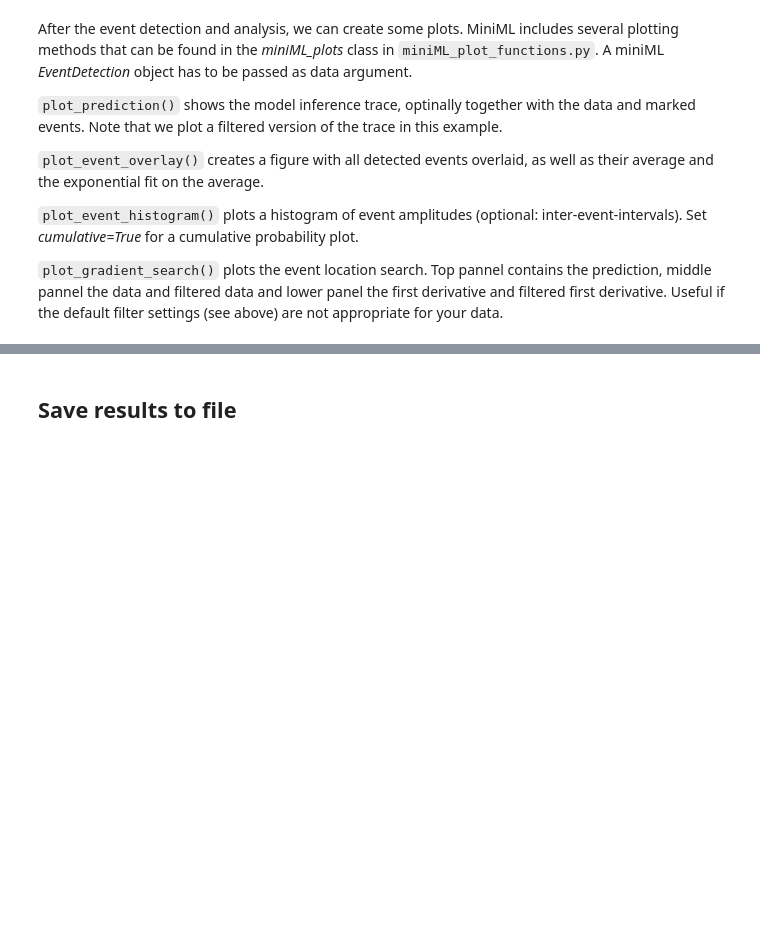
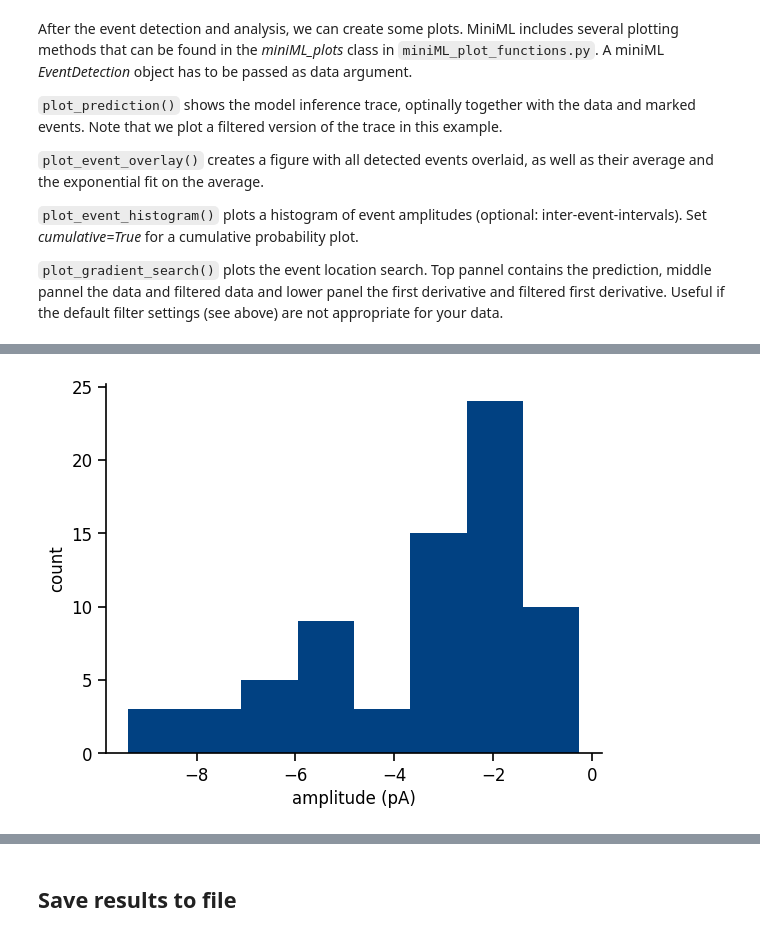
Before and after one commit to argalloni/CSHL_IonChannels2025, a Jupyter notebook: Analysis 12 - miniEPSCs.ipynb, the cells around one changed output, grey strips where cells are left out. Saved outputs shown, nothing was run; the diff lists cells and outputs as text; code cells hidden in the pictures; blank space fills up the shorter version.

```diff
--- a/Analysis 12 - miniEPSCs.ipynb
+++ b/Analysis 12 - miniEPSCs.ipynb
@@ -97,7 +119,7 @@ Run miniEPSC detection algorithm
 win_size = 600
 direction = 'negative'
 
-detection = EventDetection(data=trace,
+detection = EventDetection(data=current_traces_crop,
                            model_path='../miniML/models/GC_lstm_model.h5',
                            window_size=win_size,
                            model_threshold=0.5,
@@ -105,3 +127,7 @@ detection = EventDetection(data=trace,
                            event_direction=direction,
                            compile_model=True,
                            verbose=2)
+
+detection.detect_events(eval=True,
+                        peak_w=5,        # Minimum width of peaks in the prediction trace.
+                        rel_prom_cutoff=0.25) # Detection threshold for 1st derivative of trace. If there are very few overlapping events, this value can be set to 1 to find only single peaks.
@@ -154,6 +184,8 @@ MiniPlots.plot_event_overlay()
 # %%
 MiniPlots.plot_event_histogram(plot='amplitude', # Options: 'frequency', 'amplitude'
-                               cumulative=True)
+                               cumulative=False)
+# %% [output]
+[figure, added]
 # %%
 MiniPlots.plot_event_histogram(plot='frequency', # Options: 'frequency', 'amplitude'
                                cumulative=False)
```
Also changed, not shown: parts of 13 cells of this notebook, 1 other file.
